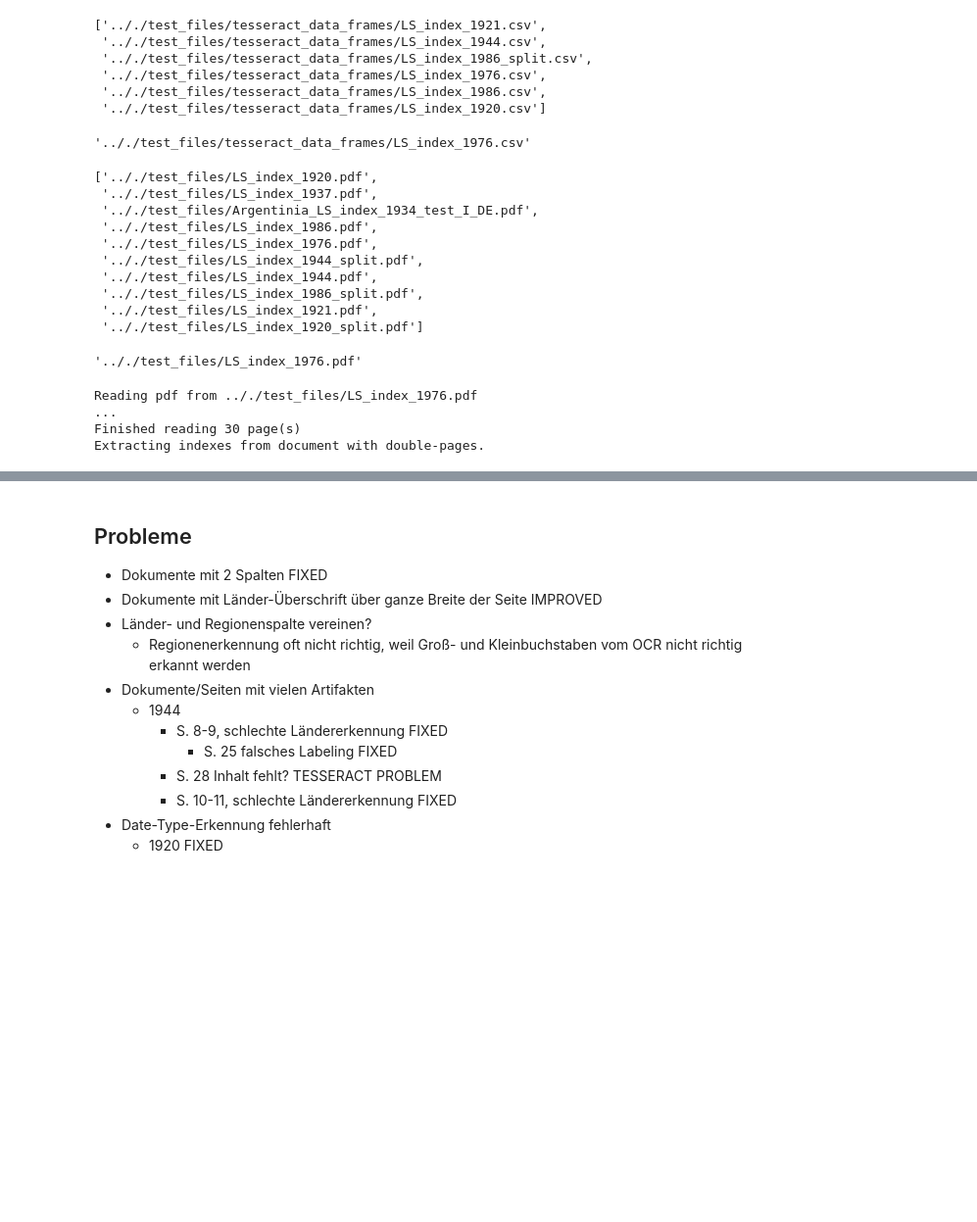
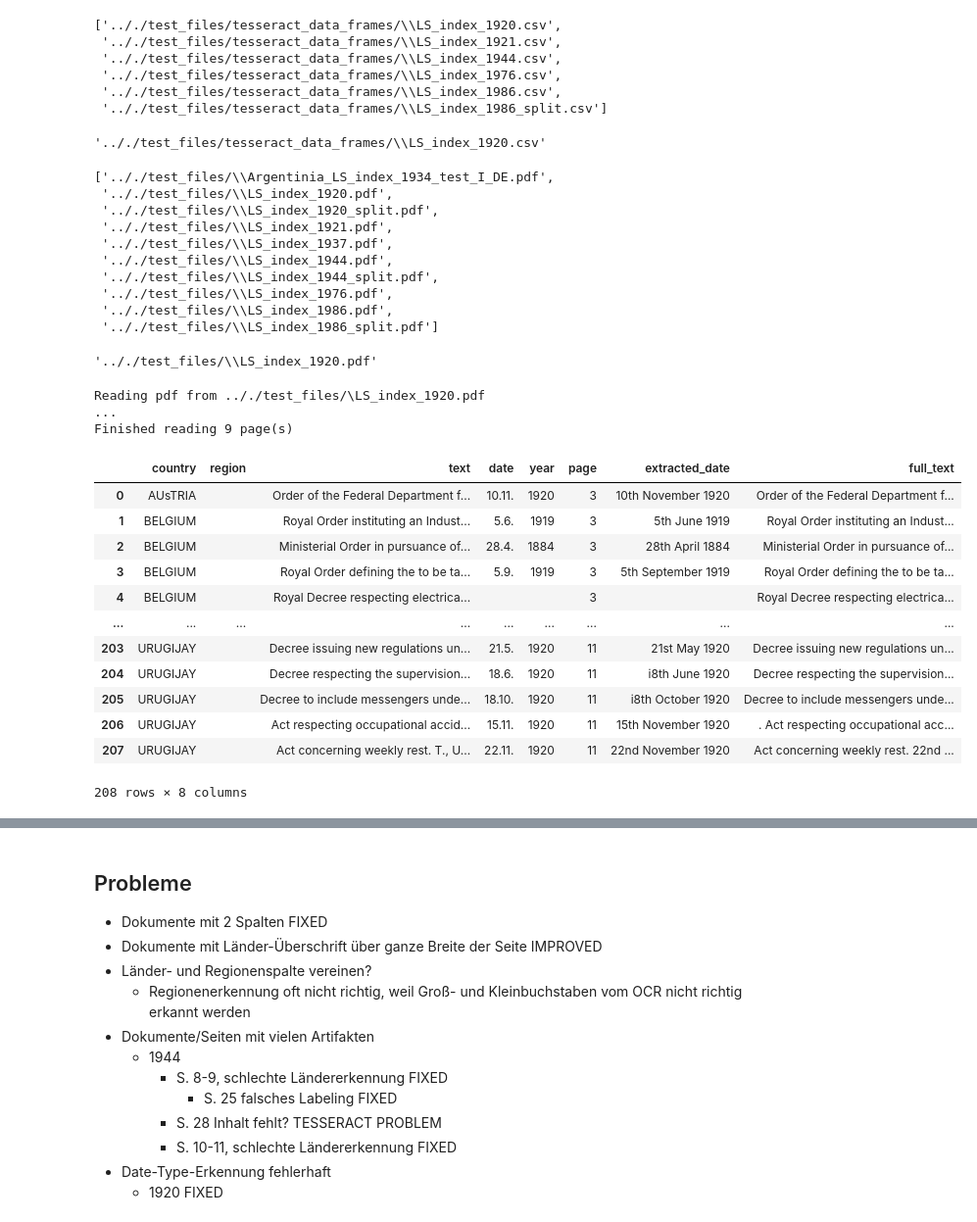
Before and after one commit to jeusa/indexex, a Jupyter notebook: code/index_extraction.ipynb, the cells around one changed output, grey strips where cells are left out. Shown at 98% size. Drawn from its saved outputs; the diff is of its cells as text; code cells hidden in the pictures; blank space fills up the shorter version.

```diff
--- a/code/index_extraction.ipynb
+++ b/code/index_extraction.ipynb
@@ -29,7 +29,7 @@ test_dfs_dir = test_files_dir + "tesseract_data_frames/"
 test_output_dir = test_files_dir + "extracted_indexes/"
 test_files = util.list_files(test_files_dir, suffix=".pdf")
 test_dfs = util.list_files(test_dfs_dir)
-file = test_dfs[-3]
+file = test_dfs[0]
 
 indexes_path = "/home/jeusa/Files/Documents/Indexex/ILO_yearly_indices/tesseract_data_frames/"
 output_dir = "/home/jeusa/Files/Documents/Indexex/ILO_yearly_indices/extracted_indexes/"
@@ -42,38 +42,55 @@ indexes_csv = util.list_files(indexes_path, suffix=".csv")
 
 display(test_dfs, file)
 # %% [output]
-['.././test_files/tesseract_data_frames/LS_index_1921.csv',
- '.././test_files/tesseract_data_frames/LS_index_1944.csv',
- '.././test_files/tesseract_data_frames/LS_index_1986_split.csv',
- '.././test_files/tesseract_data_frames/LS_index_1976.csv',
- '.././test_files/tesseract_data_frames/LS_index_1986.csv',
- '.././test_files/tesseract_data_frames/LS_index_1920.csv']
+['.././test_files/tesseract_data_frames/\\LS_index_1920.csv',
+ '.././test_files/tesseract_data_frames/\\LS_index_1921.csv',
+ '.././test_files/tesseract_data_frames/\\LS_index_1944.csv',
+ '.././test_files/tesseract_data_frames/\\LS_index_1976.csv',
+ '.././test_files/tesseract_data_frames/\\LS_index_1986.csv',
+ '.././test_files/tesseract_data_frames/\\LS_index_1986_split.csv']
-'.././test_files/tesseract_data_frames/LS_index_1976.csv'
+'.././test_files/tesseract_data_frames/\\LS_index_1920.csv'
 # %%
-pdf_file = test_files[4]
+pdf_file = test_files[1]
 display(test_files, pdf_file)
 # %% [output]
-['.././test_files/LS_index_1920.pdf',
- '.././test_files/LS_index_1937.pdf',
- '.././test_files/Argentinia_LS_index_1934_test_I_DE.pdf',
- '.././test_files/LS_index_1986.pdf',
- '.././test_files/LS_index_1976.pdf',
- '.././test_files/LS_index_1944_split.pdf',
- '.././test_files/LS_index_1944.pdf',
- '.././test_files/LS_index_1986_split.pdf',
- '.././test_files/LS_index_1921.pdf',
- '.././test_files/LS_index_1920_split.pdf']
+['.././test_files/\\Argentinia_LS_index_1934_test_I_DE.pdf',
+ '.././test_files/\\LS_index_1920.pdf',
+ '.././test_files/\\LS_index_1920_split.pdf',
+ '.././test_files/\\LS_index_1921.pdf',
+ '.././test_files/\\LS_index_1937.pdf',
+ '.././test_files/\\LS_index_1944.pdf',
+ '.././test_files/\\LS_index_1944_split.pdf',
+ '.././test_files/\\LS_index_1976.pdf',
+ '.././test_files/\\LS_index_1986.pdf',
+ '.././test_files/\\LS_index_1986_split.pdf']
-'.././test_files/LS_index_1976.pdf'
+'.././test_files/\\LS_index_1920.pdf'
 # %%
 # fitz mode
-start_page = 1
+start_page = 3
 
-pdf_words = util.read_pdf(pdf_file, start_page)
-words_df = make_words_df(pdf_words, start_page)
+pdf_words, pdf_dicts = util.read_pdf(pdf_file, start_page)
 
-r_df = extract_indexes(words_df, pdf_file, "fitz")
+w_df = lines.make_words_df(pdf_words, start_page)
+l_d = lines.make_lines_df_from_dicts(pdf_dicts, start_page)
+l = lines.merge_close_lines(l_d)
+l = lines.remove_useless_lines(l)
+
+r_df = extract.extract_indexes(w_df, l, pdf_file, "fitz")
+r_df
 # %% [output]
-Reading pdf from .././test_files/LS_index_1976.pdf
+Reading pdf from .././test_files/\LS_index_1920.pdf
 ...
-Finished reading 30 page(s)
-Extracting indexes from document with double-pages.
+Finished reading 9 page(s)
+|  | country | region | text | date | year | page | extracted_date | full_text |
+| 0 | AUsTRIA |  | Order of the Federal Department f... | 10.11. | 1920 | 3 | 10th November 1920 | Order of the Federal Department f... |
+| 1 | BELGIUM |  | Royal Order instituting an Indust... | 5.6. | 1919 | 3 | 5th June 1919 | Royal Order instituting an Indust... |
+| 2 | BELGIUM |  | Ministerial Order in pursuance of... | 28.4. | 1884 | 3 | 28th April 1884 | Ministerial Order in pursuance of... |
+| 3 | BELGIUM |  | Royal Order defining the to be ta... | 5.9. | 1919 | 3 | 5th September 1919 | Royal Order defining the to be ta... |
+| 4 | BELGIUM |  | Royal Decree respecting electrica... |  |  | 3 |  | Royal Decree respecting electrica... |
+| ... | ... | ... | ... | ... | ... | ... | ... | ... |
+| 203 | URUGIJAY |  | Decree issuing new regulations un... | 21.5. | 1920 | 11 | 21st May 1920 | Decree issuing new regulations un... |
+| 204 | URUGIJAY |  | Decree respecting the supervision... | 18.6. | 1920 | 11 | i8th June 1920 | Decree respecting the supervision... |
+| 205 | URUGIJAY |  | Decree to include messengers unde... | 18.10. | 1920 | 11 | i8th October 1920 | Decree to include messengers unde... |
+| 206 | URUGIJAY |  | Act respecting occupational accid... | 15.11. | 1920 | 11 | 15th November 1920 | . Act respecting occupational acc... |
+| 207 | URUGIJAY |  | Act concerning weekly rest. T., U... | 22.11. | 1920 | 11 | 22nd November 1920 | Act concerning weekly rest. 22nd ... |
+208 rows × 8 columns
```
Also changed, not shown: parts of 17 cells of this notebook, 3 other files.
